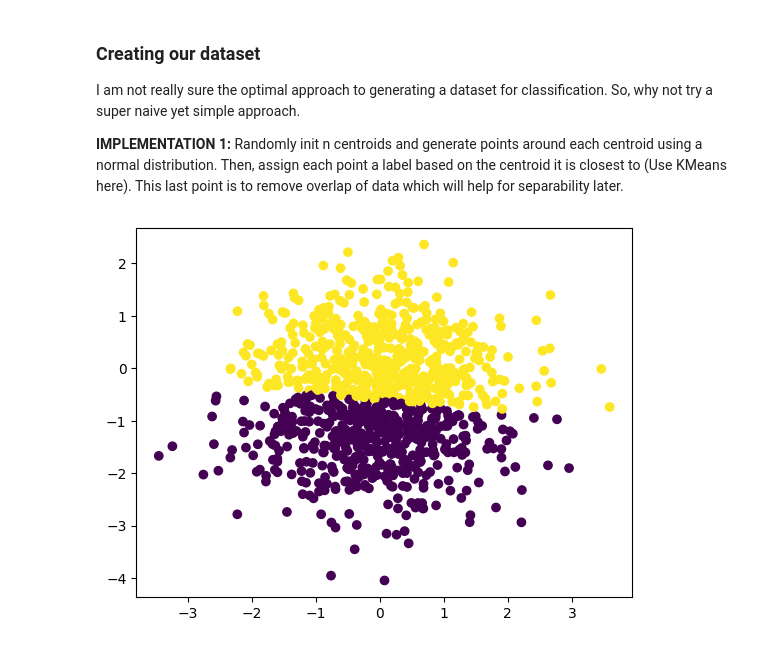
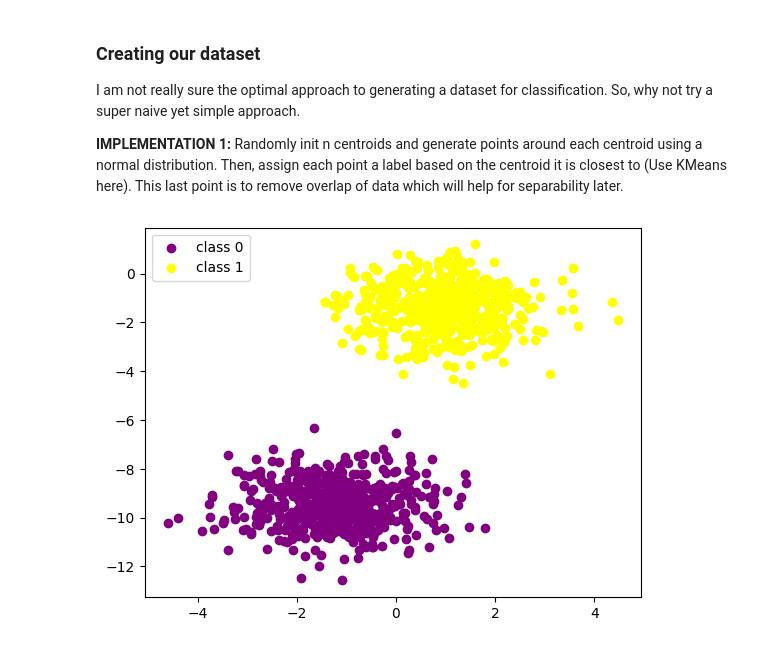
Before and after one commit to jhrudden/ML-Mono, a Jupyter notebook: notebooks/LogRegression_Example.ipynb, the cells around one changed output. Cells and saved outputs as stored; diff of their text form; code cells hidden in the pictures.

Commit message:
wip Logistic Regression Notebook

```diff
--- a/notebooks/LogRegression_Example.ipynb
+++ b/notebooks/LogRegression_Example.ipynb
@@ -1,14 +1,21 @@
 # %%
 import numpy as np
 import matplotlib.pyplot as plt
+from matplotlib.colors import Normalize
+from matplotlib.colorbar import ColorbarBase
 from sklearn.preprocessing import PolynomialFeatures
-from sklearn.linear_model import LogisticRegression
+from sklearn.linear_model import LogisticRegression as SK_LogisticRegression
+from sklearn.model_selection import train_test_split
 # from sklearn.metrics import binary_crossentropy
 
 import sys
 sys.path.append('../')
 from supervised import LogisticRegression
 from unsupervised.clustering import KMeans
+from metrics import accuracy_score
+
+
+CLASS_COLORS = {0: 'purple', 1: 'yellow'}
 # %% [markdown]
 ## Goals of this notebook
 
@@ -23,24 +30,26 @@ Randomly init n centroids and generate points around each centroid using a norma
 # %%
 def generate_dataset_for_classification(n_samples, n_features, n_classes, center_box: tuple = (-10.0, 10.0), random_state: int = 42):
     np.random.seed(random_state)
     centers = np.random.uniform(low=center_box[0], high=center_box[1], size=(n_classes, n_features))
     X = np.zeros((n_samples, n_features))
     y = np.zeros((n_samples, 1))
     for i in range(n_samples):
         center = np.random.choice(n_classes)
         sample = np.random.normal(loc=centers[center], scale=1.0)
         X[i, :] = sample
 
     # TODO implement own version of Kmeans
     kmeans = KMeans(n_clusters=n_classes)
     kmeans.fit(X)
     y = kmeans._labels
     return X, y
 
 
-X, y = generate_dataset_for_classification(1000, 2, 2, center_box=(-1,1), random_state=2)
+X, y = generate_dataset_for_classification(1000, 2, 2, center_box=(-10,10), random_state=2)
 
-plt.scatter(X[:, 0], X[:, 1], c=y)
+for c in np.unique(y):
+    plt.scatter(X[y==c, 0], X[y==c, 1], c=CLASS_COLORS[c], label=f'class {c}')
+plt.legend()
 plt.show()
 # %% [output]
-[figure, old version]
+[figure, new version]
```
Also changed, not shown: parts of 6 cells of this notebook.
